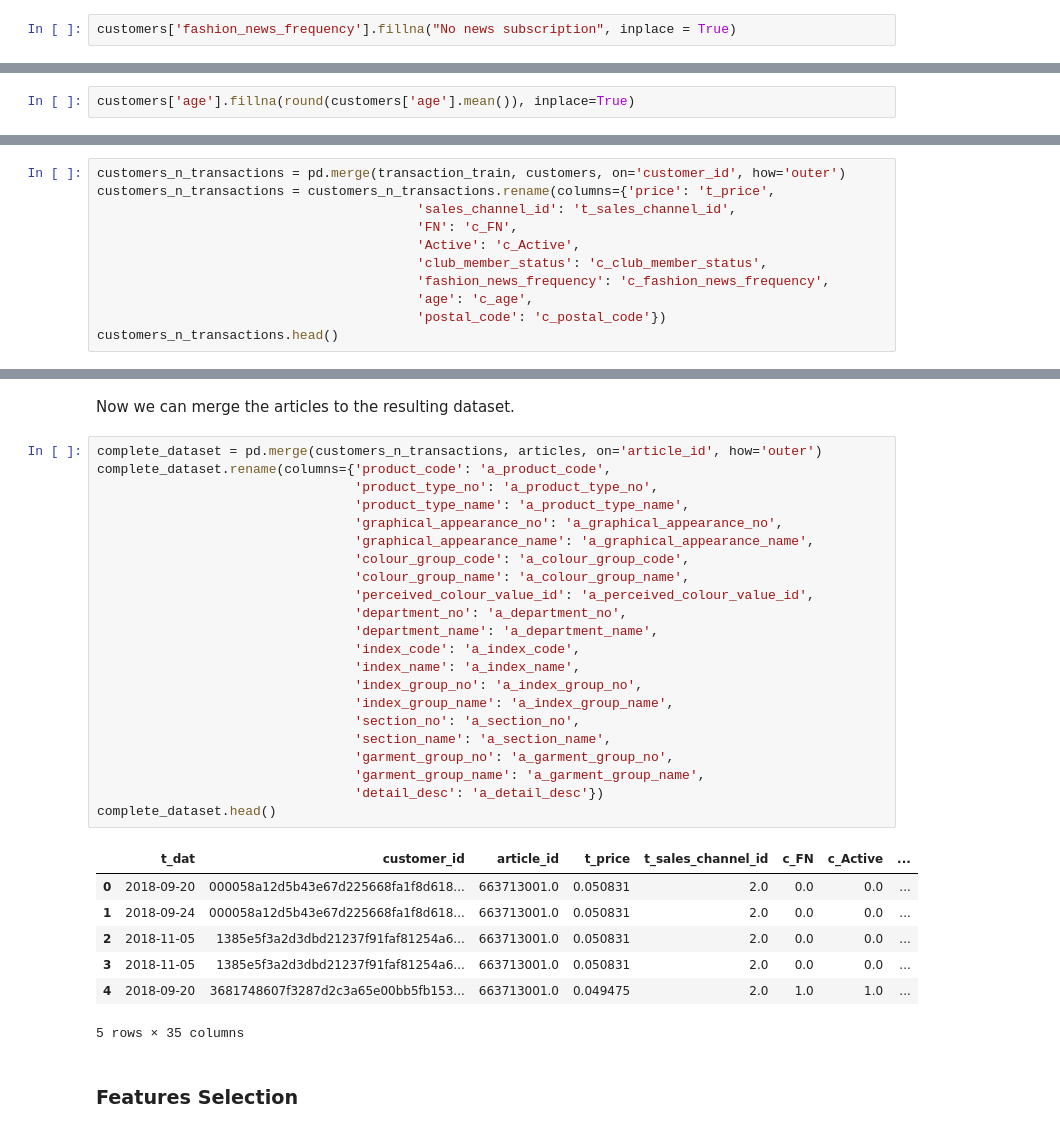
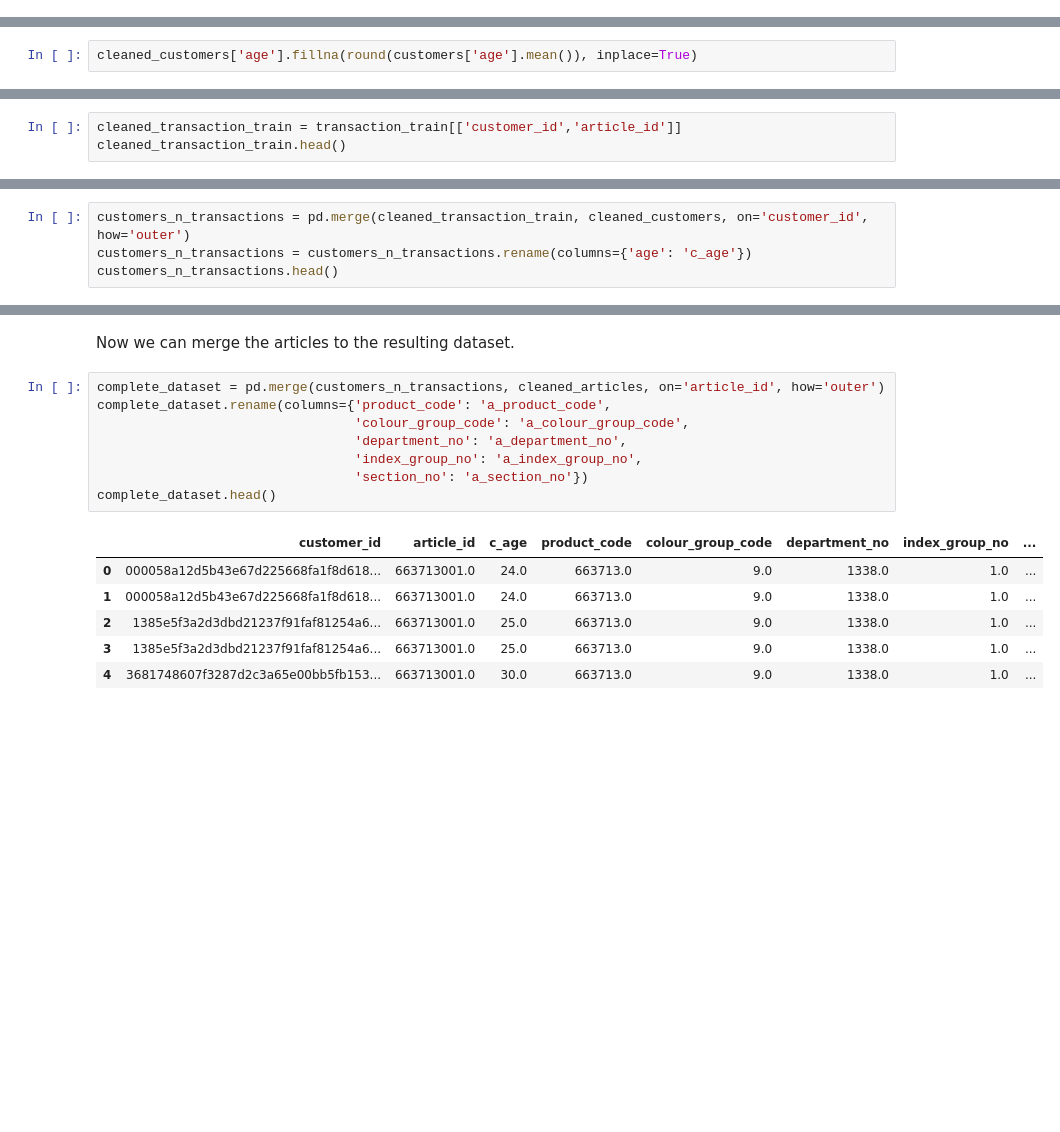
Before and after one commit to alexamew/H-M-Personalized-Fashion-Recommendations, a Jupyter notebook: main.ipynb, the cells around one changed output, grey strips where cells are left out. Saved outputs shown, nothing was run; the diff lists cells and outputs as text; blank space fills up the shorter version.

```diff
--- a/main.ipynb
+++ b/main.ipynb
@@ -218,2 +151,0 @@ We will assume that the null data means the customers has no news subscription s
-# %%
-customers['fashion_news_frequency'].fillna("No news subscription", inplace = True)
@@ -263,5 +187,5 @@ customers['age'].median()
 # %% [markdown]
 Checking the mean, mode and median, there is not much difference between mean (36.386964565794) and median (32). We could fill all the remaining values with the mode (21), but being such a difference between that age and the mean, substituding the missing data with the mode might alter the results. Thus, we assumed the round up mean (36), to fill the missing data.
 # %%
-customers['age'].fillna(round(customers['age'].mean()), inplace=True)
+cleaned_customers['age'].fillna(round(customers['age'].mean()), inplace=True)
 # %%
@@ -312,0 +243,3 @@ The main application of this dataset is to combine the articles and customer by
+# %%
+cleaned_transaction_train = transaction_train[['customer_id','article_id']]
+cleaned_transaction_train.head()
@@ -340,12 +277,5 @@ Let's start merging the articles with the transaction by using the article_id fe
 # %%
-customers_n_transactions = pd.merge(transaction_train, customers, on='customer_id', how='outer')
-customers_n_transactions = customers_n_transactions.rename(columns={'price': 't_price',
-                                         'sales_channel_id': 't_sales_channel_id',
-                                         'FN': 'c_FN',
-                                         'Active': 'c_Active',
-                                         'club_member_status': 'c_club_member_status',
-                                         'fashion_news_frequency': 'c_fashion_news_frequency',
-                                         'age': 'c_age',
-                                         'postal_code': 'c_postal_code'})
+customers_n_transactions = pd.merge(cleaned_transaction_train, cleaned_customers, on='customer_id', how='outer')
+customers_n_transactions = customers_n_transactions.rename(columns={'age': 'c_age'})
 customers_n_transactions.head()
 # %% [output]
@@ -358,34 +288,17 @@ customers_n_transactions.head()
 # %% [markdown]
 Now we can merge the articles to the resulting dataset.
 # %%
-complete_dataset = pd.merge(customers_n_transactions, articles, on='article_id', how='outer')
+complete_dataset = pd.merge(customers_n_transactions, cleaned_articles, on='article_id', how='outer')
 complete_dataset.rename(columns={'product_code': 'a_product_code',
-                                 'product_type_no': 'a_product_type_no',
-                                 'product_type_name': 'a_product_type_name',
-                                 'graphical_appearance_no': 'a_graphical_appearance_no',
-                                 'graphical_appearance_name': 'a_graphical_appearance_name',
                                  'colour_group_code': 'a_colour_group_code',
-                                 'colour_group_name': 'a_colour_group_name',
-                                 'perceived_colour_value_id': 'a_perceived_colour_value_id',
                                  'department_no': 'a_department_no',
-                                 'department_name': 'a_department_name',
-                                 'index_code': 'a_index_code',
-                                 'index_name': 'a_index_name',
                                  'index_group_no': 'a_index_group_no',
-                                 'index_group_name': 'a_index_group_name',
-                                 'section_no': 'a_section_no',
-                                 'section_name': 'a_section_name',
-                                 'garment_group_no': 'a_garment_group_no',
-                                 'garment_group_name': 'a_garment_group_name',
-                                 'detail_desc': 'a_detail_desc'})
+                                 'section_no': 'a_section_no'})
 complete_dataset.head()
 # %% [output]
-|  | t_dat | customer_id | article_id | t_price | t_sales_channel_id | c_FN | c_Active | ... |
-| 0 | 2018-09-20 | 000058a12d5b43e67d225668fa1f8d618... | 663713001.0 | 0.050831 | 2.0 | 0.0 | 0.0 | ... |
-| 1 | 2018-09-24 | 000058a12d5b43e67d225668fa1f8d618... | 663713001.0 | 0.050831 | 2.0 | 0.0 | 0.0 | ... |
-| 2 | 2018-11-05 | 1385e5f3a2d3dbd21237f91faf81254a6... | 663713001.0 | 0.050831 | 2.0 | 0.0 | 0.0 | ... |
-| 3 | 2018-11-05 | 1385e5f3a2d3dbd21237f91faf81254a6... | 663713001.0 | 0.050831 | 2.0 | 0.0 | 0.0 | ... |
-| 4 | 2018-09-20 | 3681748607f3287d2c3a65e00bb5fb153... | 663713001.0 | 0.049475 | 2.0 | 1.0 | 1.0 | ... |
+|  | customer_id | article_id | c_age | product_code | colour_group_code | department_no | index_group_no | ... |
+| 0 | 000058a12d5b43e67d225668fa1f8d618... | 663713001.0 | 24.0 | 663713.0 | 9.0 | 1338.0 | 1.0 | ... |
+| 1 | 000058a12d5b43e67d225668fa1f8d618... | 663713001.0 | 24.0 | 663713.0 | 9.0 | 1338.0 | 1.0 | ... |
+| 2 | 1385e5f3a2d3dbd21237f91faf81254a6... | 663713001.0 | 25.0 | 663713.0 | 9.0 | 1338.0 | 1.0 | ... |
+| 3 | 1385e5f3a2d3dbd21237f91faf81254a6... | 663713001.0 | 25.0 | 663713.0 | 9.0 | 1338.0 | 1.0 | ... |
+| 4 | 3681748607f3287d2c3a65e00bb5fb153... | 663713001.0 | 30.0 | 663713.0 | 9.0 | 1338.0 | 1.0 | ... |
-5 rows × 35 columns
-# %% [markdown]
-### Features Selection
```
Also changed, not shown: parts of 71 cells of this notebook, 2 other files.
